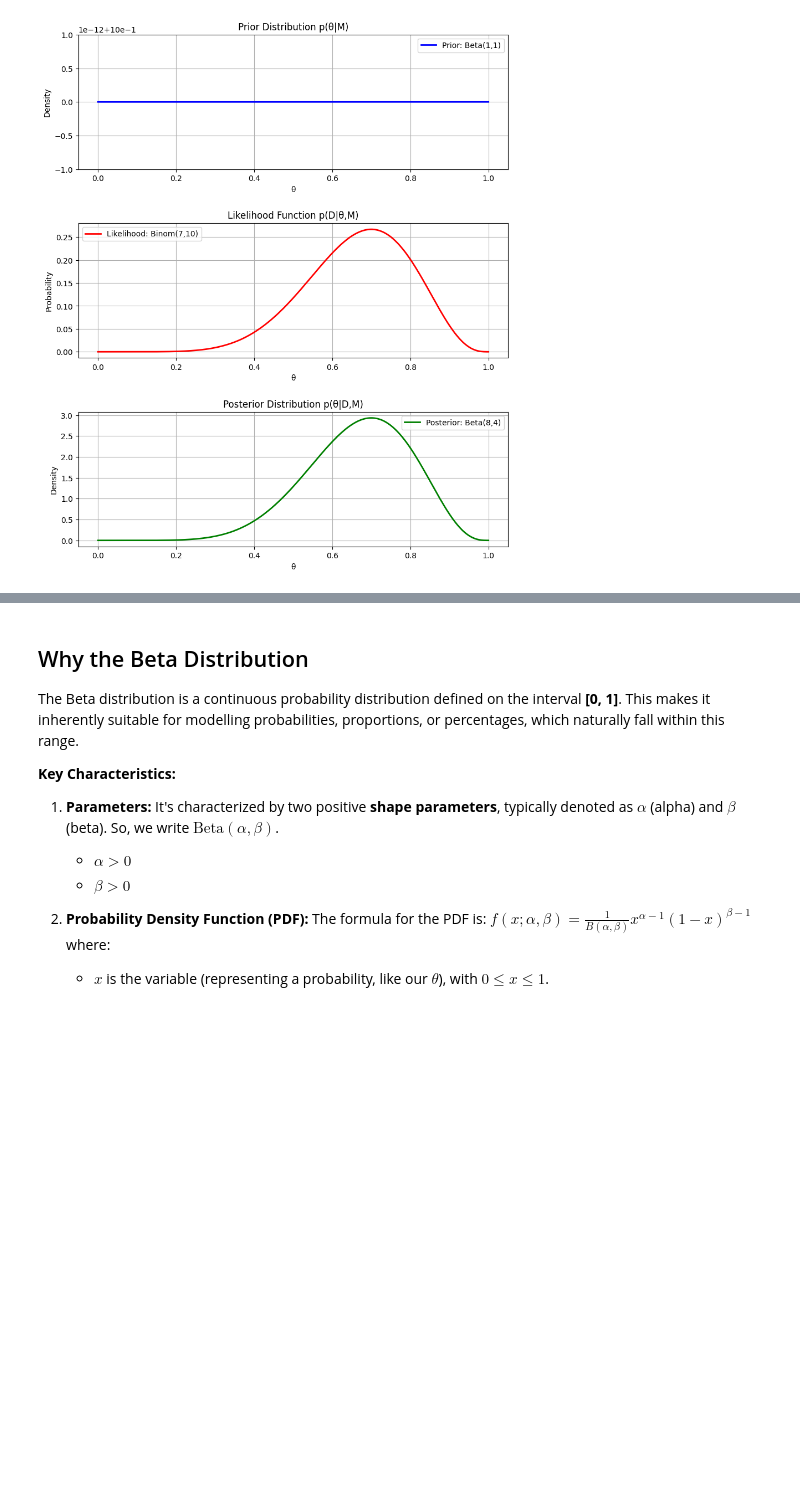
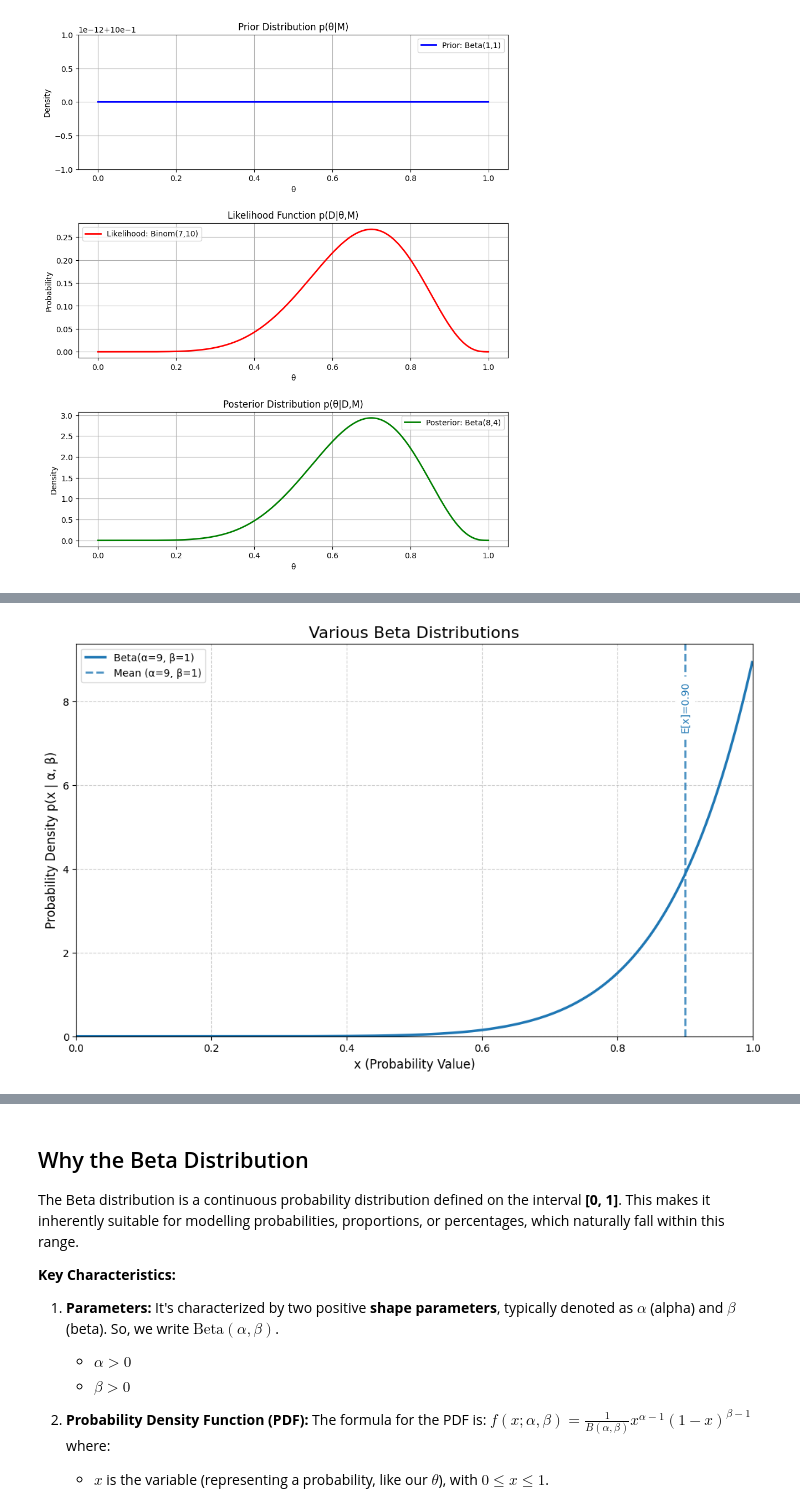
Before and after one commit to Diaz-De-Vivar/deep-learning, a Jupyter notebook: bayesian/02.BayesianInference_of_ModelParameters_Binomial.ipynb, the cells around one changed output, grey strips where cells are left out. Saved outputs shown, nothing was run; the diff lists cells and outputs as text; code cells hidden in the pictures; blank space fills up the shorter version.

Commit message:
Prior Beta PDF

```diff
--- a/bayesian/02.BayesianInference_of_ModelParameters_Binomial.ipynb
+++ b/bayesian/02.BayesianInference_of_ModelParameters_Binomial.ipynb
@@ -138 +209,50 @@ plt.show()
+# %%
+import numpy as np
+import matplotlib.pyplot as plt
+from scipy.stats import beta
+
+# Define the range of x values (probabilities from 0 to 1)
+# Avoid exact 0 and 1 for cases where alpha or beta < 1 (PDF goes to infinity)
+x = np.linspace(0.001, 0.999, 500)
+
+# --- Parameter Pairs to Plot ---
+params = [
+    (9, 1)     # Skewed towards 1 (belief in heads bias)
+]
+
+# --- Create the Plot ---
+plt.figure(figsize=(12, 7))
+
+for alpha_val, beta_val in params:
+    # Calculate the PDF using scipy.stats.beta
+    y = beta.pdf(x, alpha_val, beta_val)
+
+    # Plot the PDF
+    line, = plt.plot(x, y, label=f"Beta(α={alpha_val}, β={beta_val})", lw=2.5) # lw for linewidth
+
+    # Calculate and plot the mean
+    mean = alpha_val / (alpha_val + beta_val)
+    plt.axvline(mean, color=line.get_color(), linestyle='--', lw=2, alpha=0.8,
+                label=f"Mean (α={alpha_val}, β={beta_val})")
+    # Add expected value as a text annotation
+    plt.text(mean, max(y)*0.95, f"E[x]={mean:.2f}", color=line.get_color(),
+             ha='center', va='top', fontsize=10, rotation=90, backgroundcolor='white')
+    # plt.axvline(mean, color=line.get_color(), linestyle='--', lw=2, alpha=0.8)
+
+# --- Customize the Plot ---
+plt.title("Various Beta Distributions", fontsize=16)
+plt.xlabel("x (Probability Value)", fontsize=12)
+plt.ylabel("Probability Density p(x | α, β)", fontsize=12)
+
+# Set axis limits - might need adjustment depending on peak heights
+plt.xlim(0, 1)
+plt.ylim(bottom=0, top=max(7, plt.ylim()[1])) # Ensure y starts at 0, adjust top if needed
+
+plt.legend(fontsize=10)
+plt.grid(True, linestyle='--', alpha=0.6)
+
+# --- Show the Plot ---
+plt.show()
+# %% [output]
+[figure, added]
 # %% [markdown]
```
Also changed, not shown: parts of 5 cells of this notebook.
